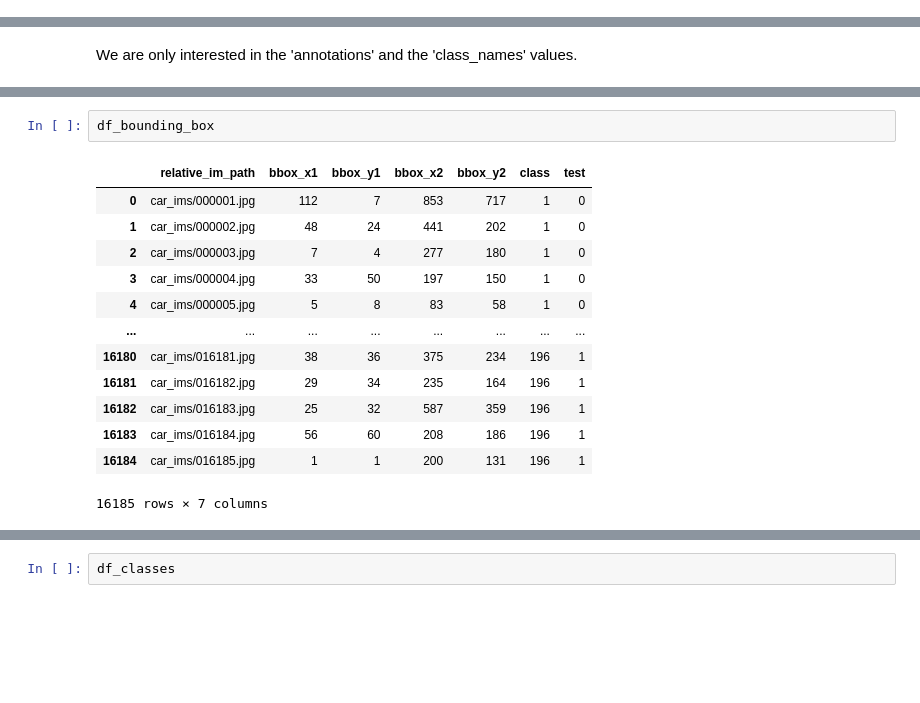
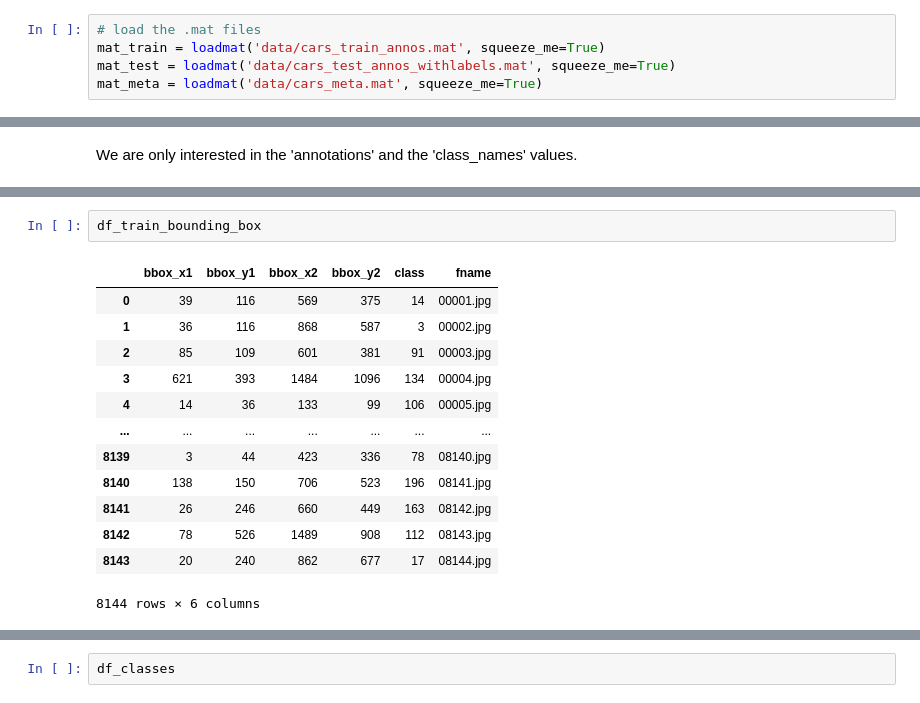
Before and after one commit to osama-sidahmed/stanford_cars_computer_vision, a Jupyter notebook: stanford_cars_CNN.ipynb, the cells around one changed output, grey strips where cells are left out. Drawn from its saved outputs; the diff is of its cells as text; blank space fills up the shorter version.

```diff
--- a/stanford_cars_CNN.ipynb
+++ b/stanford_cars_CNN.ipynb
@@ -64,0 +51,5 @@ dict
+# %%
+# load the .mat files
+mat_train = loadmat('data/cars_train_annos.mat', squeeze_me=True)
+mat_test = loadmat('data/cars_test_annos_withlabels.mat', squeeze_me=True)
+mat_meta = loadmat('data/cars_meta.mat', squeeze_me=True)
@@ -156,16 +196,16 @@ for level in mat:
 # %%
-df_bounding_box
+df_train_bounding_box
 # %% [output]
-|  | relative_im_path | bbox_x1 | bbox_y1 | bbox_x2 | bbox_y2 | class | test |
-| 0 | car_ims/000001.jpg | 112 | 7 | 853 | 717 | 1 | 0 |
-| 1 | car_ims/000002.jpg | 48 | 24 | 441 | 202 | 1 | 0 |
-| 2 | car_ims/000003.jpg | 7 | 4 | 277 | 180 | 1 | 0 |
-| 3 | car_ims/000004.jpg | 33 | 50 | 197 | 150 | 1 | 0 |
-| 4 | car_ims/000005.jpg | 5 | 8 | 83 | 58 | 1 | 0 |
-| ... | ... | ... | ... | ... | ... | ... | ... |
-| 16180 | car_ims/016181.jpg | 38 | 36 | 375 | 234 | 196 | 1 |
-| 16181 | car_ims/016182.jpg | 29 | 34 | 235 | 164 | 196 | 1 |
-| 16182 | car_ims/016183.jpg | 25 | 32 | 587 | 359 | 196 | 1 |
-| 16183 | car_ims/016184.jpg | 56 | 60 | 208 | 186 | 196 | 1 |
-| 16184 | car_ims/016185.jpg | 1 | 1 | 200 | 131 | 196 | 1 |
+|  | bbox_x1 | bbox_y1 | bbox_x2 | bbox_y2 | class | fname |
+| 0 | 39 | 116 | 569 | 375 | 14 | 00001.jpg |
+| 1 | 36 | 116 | 868 | 587 | 3 | 00002.jpg |
+| 2 | 85 | 109 | 601 | 381 | 91 | 00003.jpg |
+| 3 | 621 | 393 | 1484 | 1096 | 134 | 00004.jpg |
+| 4 | 14 | 36 | 133 | 99 | 106 | 00005.jpg |
+| ... | ... | ... | ... | ... | ... | ... |
+| 8139 | 3 | 44 | 423 | 336 | 78 | 08140.jpg |
+| 8140 | 138 | 150 | 706 | 523 | 196 | 08141.jpg |
+| 8141 | 26 | 246 | 660 | 449 | 163 | 08142.jpg |
+| 8142 | 78 | 526 | 1489 | 908 | 112 | 08143.jpg |
+| 8143 | 20 | 240 | 862 | 677 | 17 | 08144.jpg |
-16185 rows × 7 columns
+8144 rows × 6 columns
```
Also changed, not shown: parts of 54 cells of this notebook, 1 other file.
